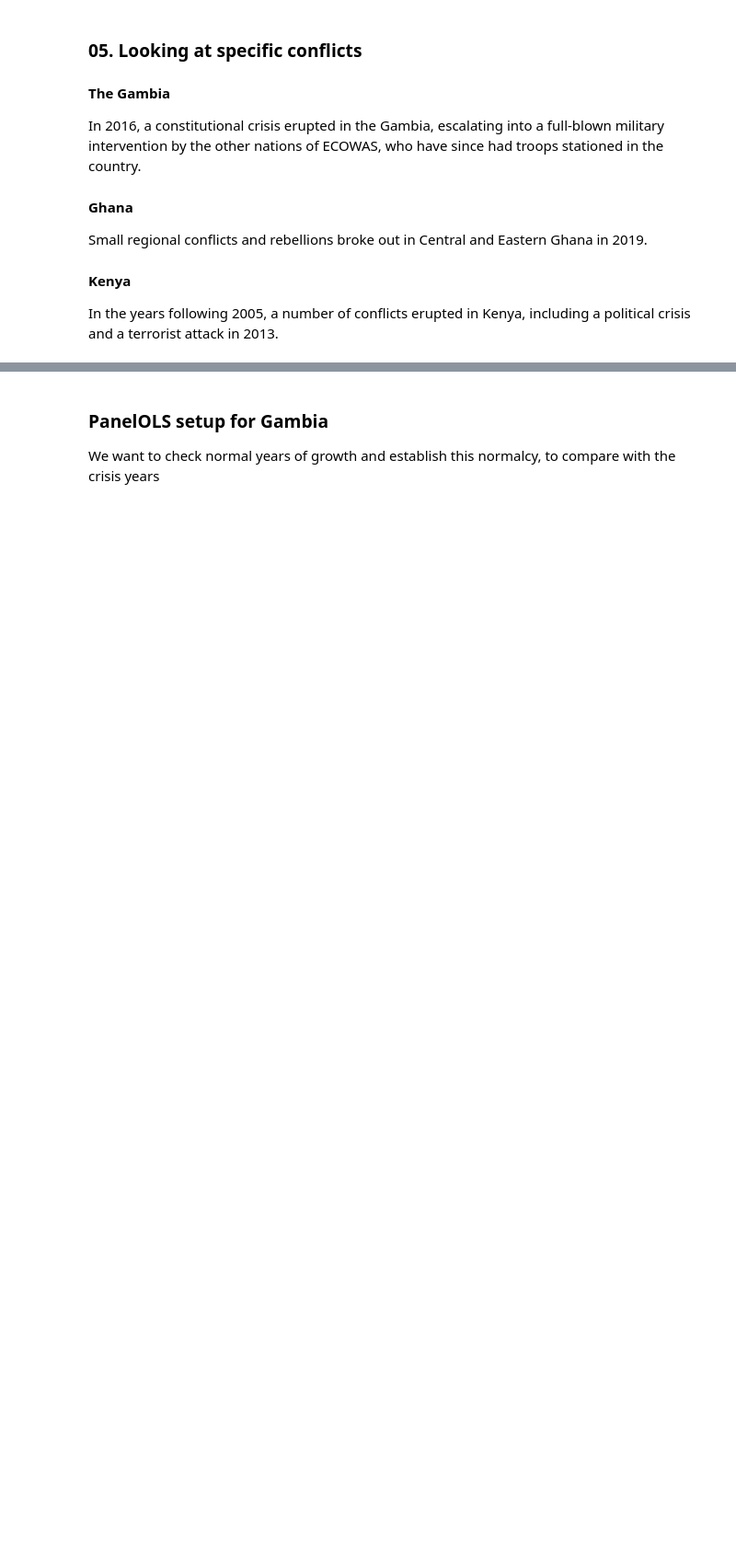
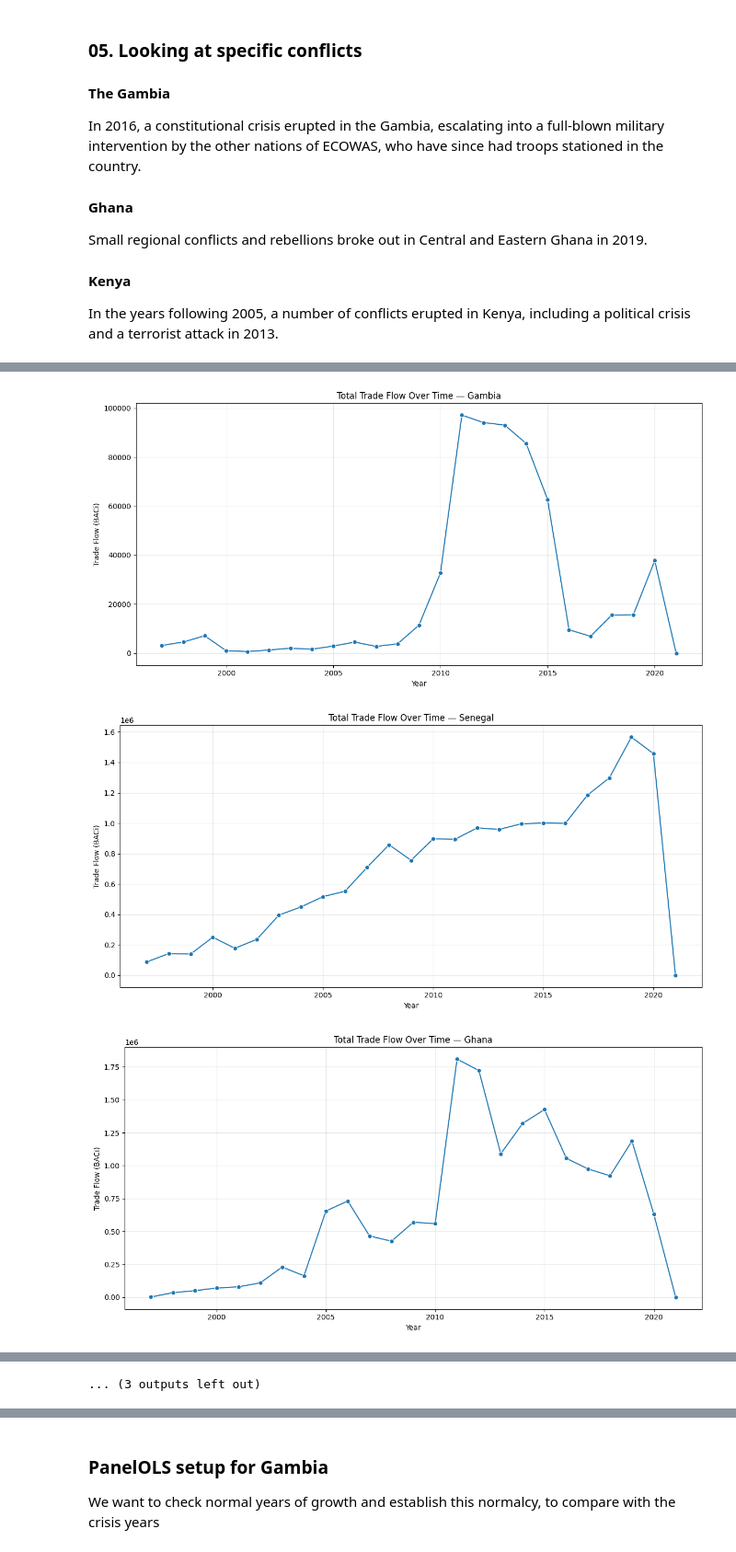
Before and after one commit to poopiboi/bachelor_2026, a Jupyter notebook: 02_EDA.ipynb, the cells around one changed output, grey strips where cells are left out. Shown at 92% size. Drawn from its saved outputs; the diff is of its cells as text; code cells hidden in the pictures; blank space fills up the shorter version.

```diff
--- a/02_EDA.ipynb
+++ b/02_EDA.ipynb
@@ -503,0 +610,28 @@ country_period_slices["Ghana"]["post_crisis"]
+# %%
+# Pure trade
+plot_trade_timeseries("Gambia", ecowas_df_dict["Gambia"])
+plot_trade_timeseries("Senegal", ecowas_df_dict["Senegal"])
+plot_trade_timeseries("Ghana", ecowas_df_dict["Ghana"])
+
+
+# Fatalities and trade
+plot_trade_conflict("Gambia", ecowas_df_dict["Gambia"])
+
+
+facet_period_trade("Gambia", country_period_slices["Gambia"])
+facet_period_trade("Nigeria", country_period_slices["Nigeria"])
+facet_period_trade("Ghana", country_period_slices["Ghana"])
+facet_period_trade("Benin", country_period_slices["Benin"])
+facet_period_trade("Guinea", country_period_slices["Guinea"])
+facet_period_trade("Ivory Coast", country_period_slices["Ivory Coast"])
+
+facet_period_trade("Sierra Leone", country_period_slices["Sierra Leone"])
+facet_period_trade("Togo", country_period_slices["Togo"])
+facet_period_trade("Mali", country_period_slices["Mali"])
+
+facet_period_trade("Burkina Faso", country_period_slices["Burkina Faso"])
+facet_period_trade("Niger", country_period_slices["Niger"])
+# %% [output]
+[figure, added]
+[figure, added]
+[figure, added]
@@ -503,0 +647 @@ country_period_slices["Ghana"]["post_crisis"]
+... (3 outputs left out)
```
Also changed, not shown: parts of 40 cells of this notebook.
